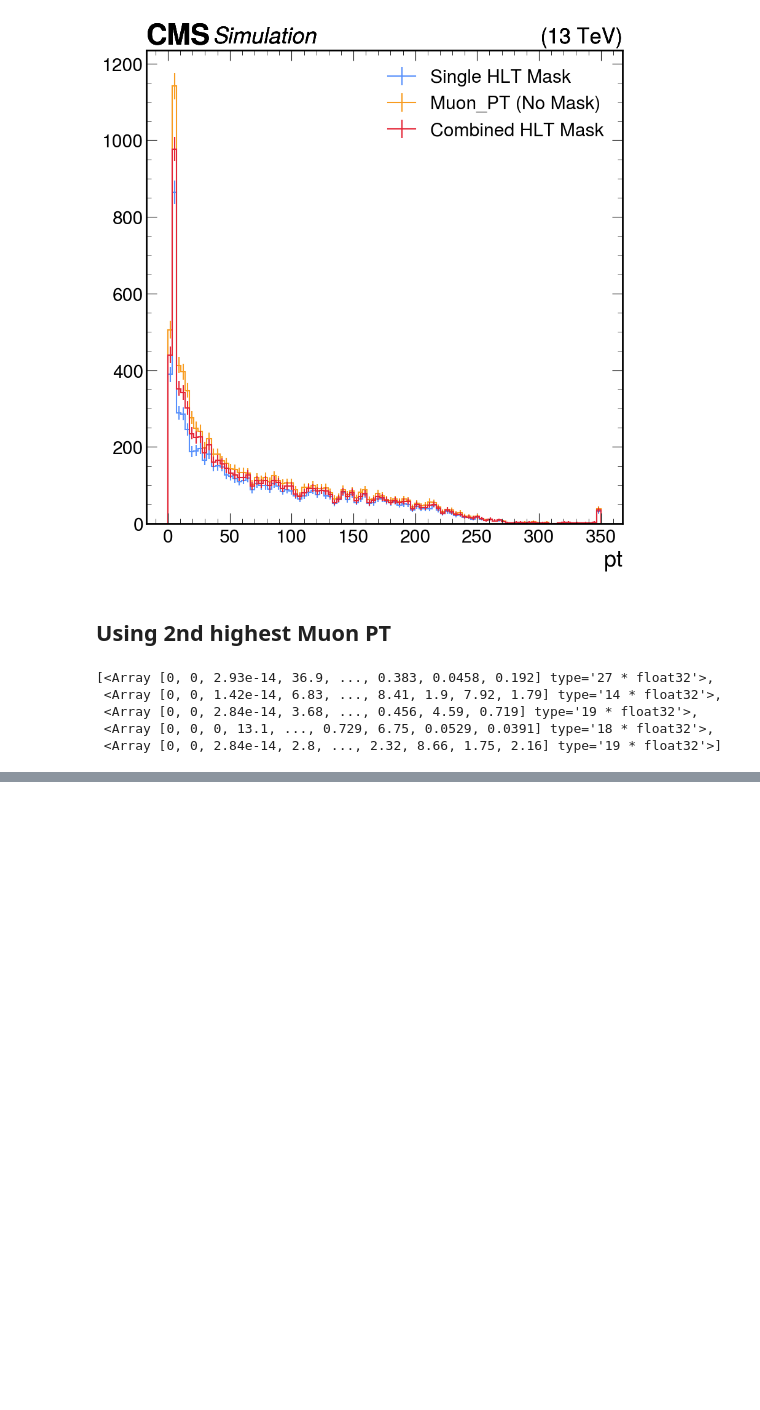
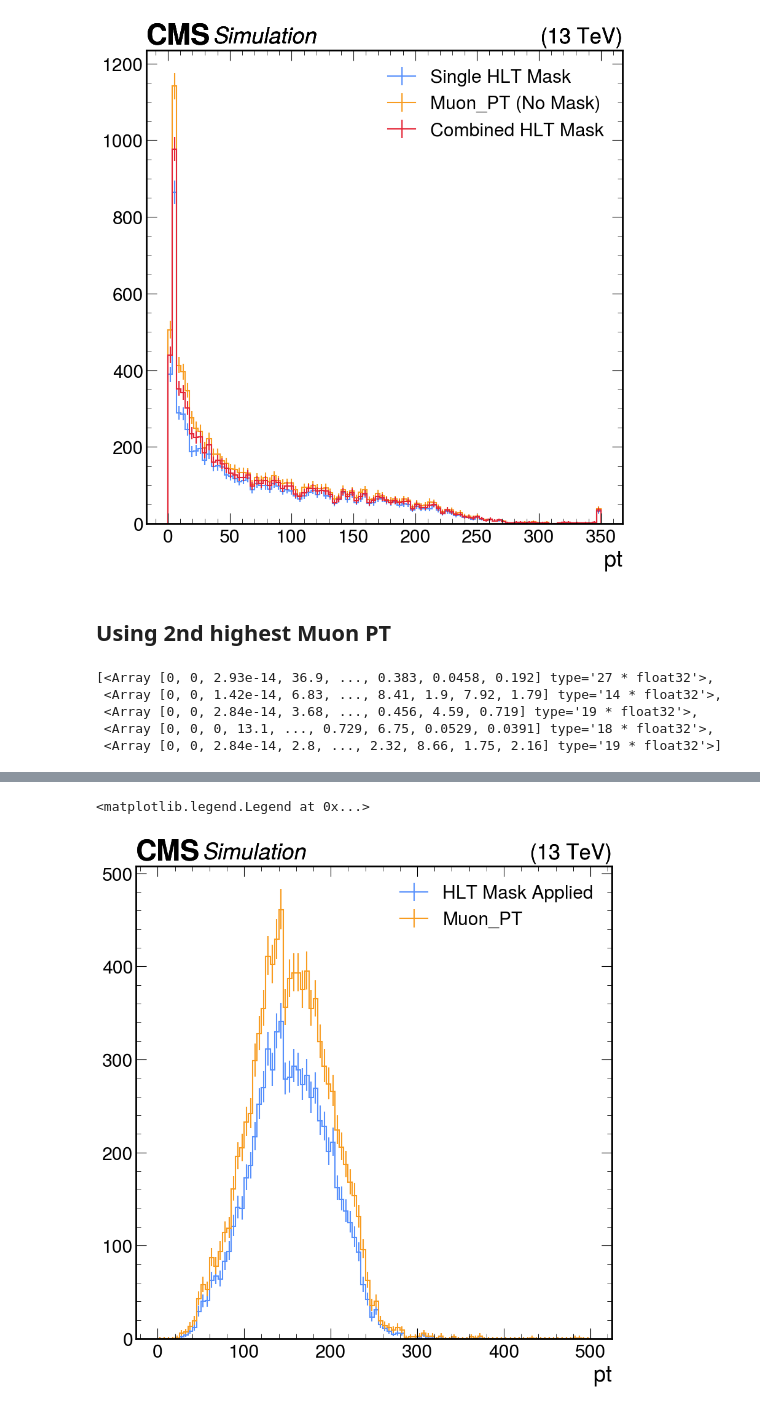
Before and after one commit to sbuwang/SIDM, a Jupyter notebook: sidm/Efficiency_plts_R3.ipynb, the cells around one changed output, grey strips where cells are left out. Drawn from its saved outputs; the diff is of its cells as text; code cells hidden in the pictures; blank space fills up the shorter version.

```diff
--- a/sidm/Efficiency_plts_R3.ipynb
+++ b/sidm/Efficiency_plts_R3.ipynb
@@ -544,0 +593,21 @@ First 10 values of the extracted 2nd highest pT array:
+# %%
+# Plot for HLT_DoubleL2Mu25NoVtx_2Cha_Eta2p4
+
+HLT_DoubleL2Mu25NoVtx_2Cha_Eta2p4 = Events["HLT_DoubleL2Mu25NoVtx_2Cha_Eta2p4"].array()
+
+#Define the histograms and the axis
+pt_axis = hist.axis.Regular(100, 0, 500, name="pt")
+numerator = hist.Hist(pt_axis)
+denominator = hist.Hist(pt_axis)
+
+#Fill the histograms with the flattened arrays
+numerator.fill(second_highest_pt[HLT_DoubleL2Mu25NoVtx_2Cha_Eta2p4])
+denominator.fill(second_highest_pt)
+
+#Plot both on the same figure
+utilities.plot(numerator, label = "HLT Mask Applied")
+utilities.plot(denominator, label ="Muon_PT")
+plt.legend(loc = 'upper right')
+# %% [output]
+<matplotlib.legend.Legend at 0x...>
+[figure, added]
```
Also changed, not shown: parts of 6 cells of this notebook.
